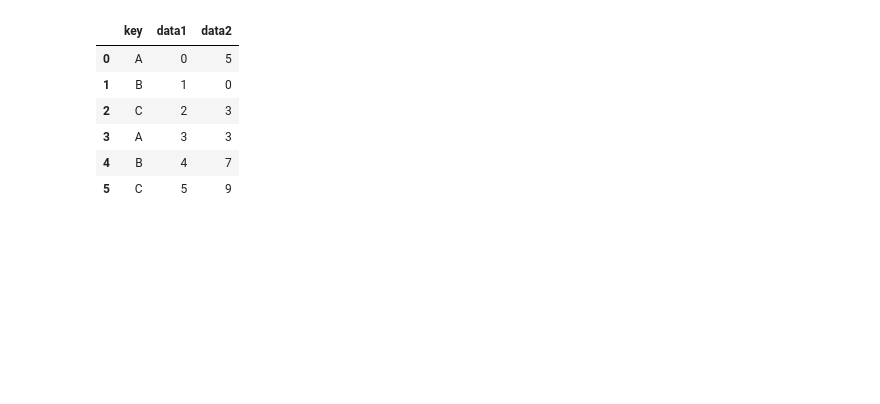
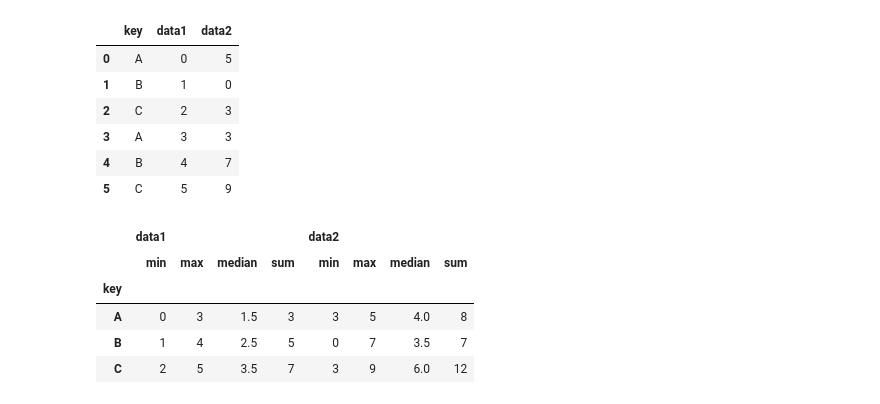
Before and after one commit to lzh233/Pydata_study, a Jupyter notebook: 11.Pandas_累计与分组.ipynb, the cells around one changed output. Saved outputs shown, nothing was run; the diff lists cells and outputs as text; code cells hidden in the pictures; blank space fills up the shorter version.

```diff
--- a/11.Pandas_累计与分组.ipynb
+++ b/11.Pandas_累计与分组.ipynb
@@ -136,3 +136,13 @@ df
 | 3 | A | 3 | 3 |
 | 4 | B | 4 | 7 |
 | 5 | C | 5 | 9 |
+# %%
+#(1) 累计 aggregate()实现更加复杂的累积操作比如字符串、 函数或者函数列表， 并且能一次性计算所有累计值。
+df.groupby("key").aggregate(['min','max',np.median,np.sum])
+# %% [output]
+|  | data1 |  |  |  | data2 |  |  |  |
+|  | min | max | median | sum | min | max | median | sum |
+| key |  |  |  |  |  |  |  |  |
+| A | 0 | 3 | 1.5 | 3 | 3 | 5 | 4.0 | 8 |
+| B | 1 | 4 | 2.5 | 5 | 0 | 7 | 3.5 | 7 |
+| C | 2 | 5 | 3.5 | 7 | 3 | 9 | 6.0 | 12 |
```
Also changed, not shown: parts of 4 cells of this notebook, 13 other files.
